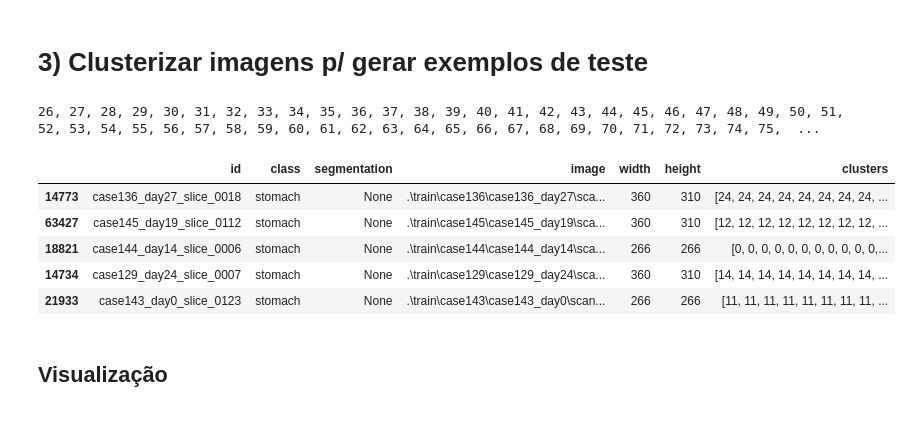
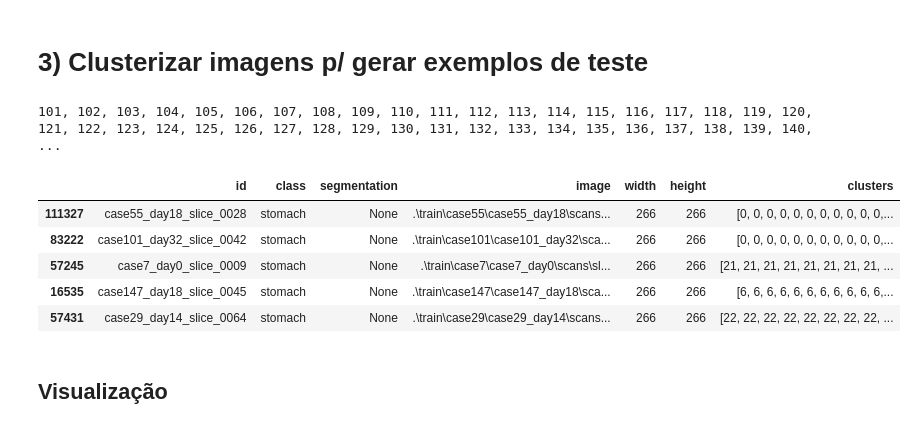
Before and after one commit to PauloUbirajara/uw-madison-image-segmentation, a Jupyter notebook: 03-clusterization.ipynb, the cells around one changed output. Cells and saved outputs as stored; diff of their text form; code cells hidden in the pictures.

```diff
--- a/03-clusterization.ipynb
+++ b/03-clusterization.ipynb
@@ -124,30 +124,31 @@ def clustering(linha, redimensionar=False):
 # %%
 # Limitar os dados por questão de tempo
 # limite_dados = 10000
 # limite_dados = 1000
+limite_dados = 500
 # limite_dados = 100
-limite_dados = 25
+# limite_dados = 25
 # limite_dados = 5
 # limite_dados = 1
 
 df_dados = pd.concat([
 	dataset[dataset['class'] == 'stomach'].sample(limite_dados),
 	dataset[dataset['class'] == 'small_bowel'].sample(limite_dados),
 	dataset[dataset['class'] == 'large_bowel'].sample(limite_dados),
 ])
 
 df_dados['class'].value_counts()
 
 df_dados['clusters'] = df_dados.apply(clustering, axis=1)
 df_dados.head()
 # %% [output]
-26, 27, 28, 29, 30, 31, 32, 33, 34, 35, 36, 37, 38, 39, 40, 41, 42, 43, 44, 45, 46, 47, 48, 49, 50, 51, 52, 53, 54, 55, 56, 57, 58, 59, 60, 61, 62, 63, 64, 65, 66, 67, 68, 69, 70, 71, 72, 73, 74, 75,  ...
+101, 102, 103, 104, 105, 106, 107, 108, 109, 110, 111, 112, 113, 114, 115, 116, 117, 118, 119, 120, 121, 122, 123, 124, 125, 126, 127, 128, 129, 130, 131, 132, 133, 134, 135, 136, 137, 138, 139, 140,  ...
 |  | id | class | segmentation | image | width | height | clusters |
-| 14773 | case136_day27_slice_0018 | stomach | None | .\train\case136\case136_day27\sca... | 360 | 310 | [24, 24, 24, 24, 24, 24, 24, 24, ... |
-| 63427 | case145_day19_slice_0112 | stomach | None | .\train\case145\case145_day19\sca... | 360 | 310 | [12, 12, 12, 12, 12, 12, 12, 12, ... |
-| 18821 | case144_day14_slice_0006 | stomach | None | .\train\case144\case144_day14\sca... | 266 | 266 | [0, 0, 0, 0, 0, 0, 0, 0, 0, 0, 0,... |
-| 14734 | case129_day24_slice_0007 | stomach | None | .\train\case129\case129_day24\sca... | 360 | 310 | [14, 14, 14, 14, 14, 14, 14, 14, ... |
-| 21933 | case143_day0_slice_0123 | stomach | None | .\train\case143\case143_day0\scan... | 266 | 266 | [11, 11, 11, 11, 11, 11, 11, 11, ... |
+| 111327 | case55_day18_slice_0028 | stomach | None | .\train\case55\case55_day18\scans... | 266 | 266 | [0, 0, 0, 0, 0, 0, 0, 0, 0, 0, 0,... |
+| 83222 | case101_day32_slice_0042 | stomach | None | .\train\case101\case101_day32\sca... | 266 | 266 | [0, 0, 0, 0, 0, 0, 0, 0, 0, 0, 0,... |
+| 57245 | case7_day0_slice_0009 | stomach | None | .\train\case7\case7_day0\scans\sl... | 266 | 266 | [21, 21, 21, 21, 21, 21, 21, 21, ... |
+| 16535 | case147_day18_slice_0045 | stomach | None | .\train\case147\case147_day18\sca... | 266 | 266 | [6, 6, 6, 6, 6, 6, 6, 6, 6, 6, 6,... |
+| 57431 | case29_day14_slice_0064 | stomach | None | .\train\case29\case29_day14\scans... | 266 | 266 | [22, 22, 22, 22, 22, 22, 22, 22, ... |
 # %% [markdown]
 ## Visualização
 # %%
```
Also changed, not shown: parts of 3 cells of this notebook, 1 other file.
